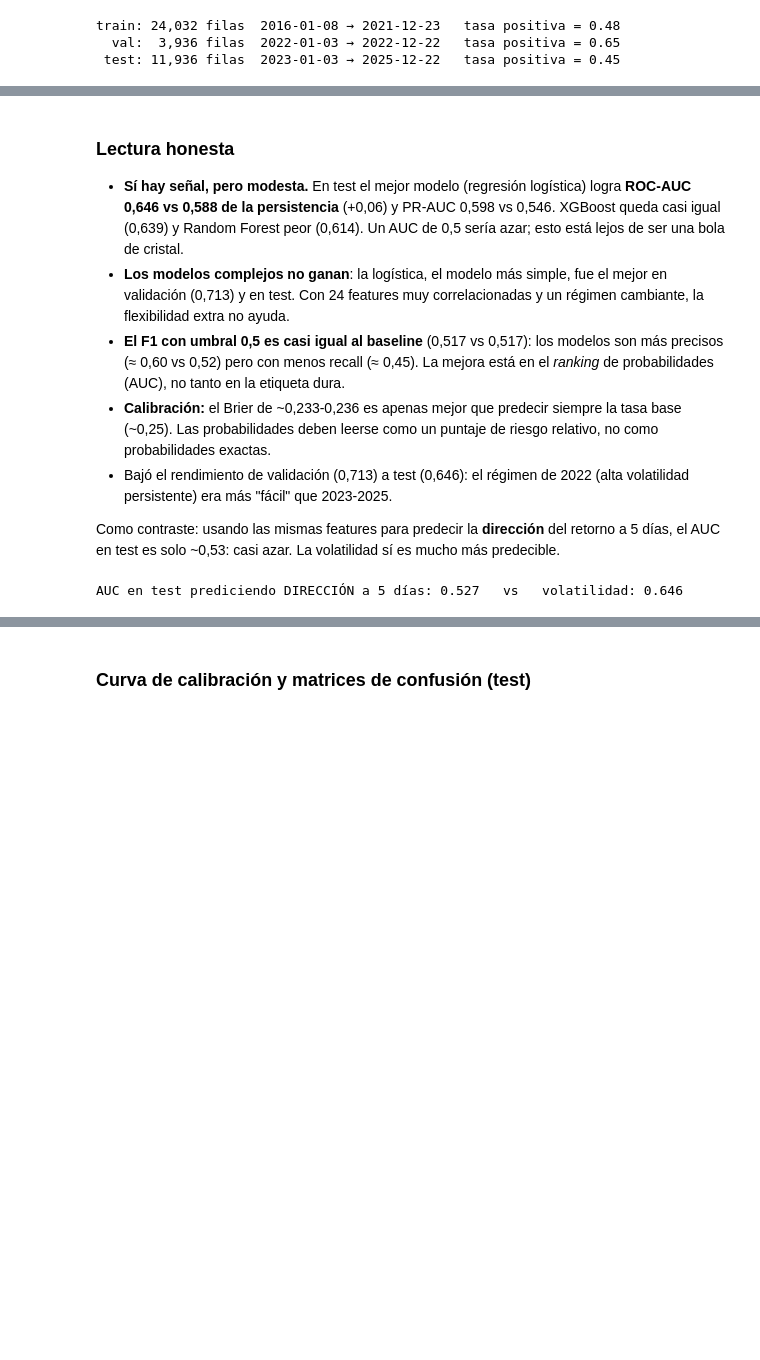
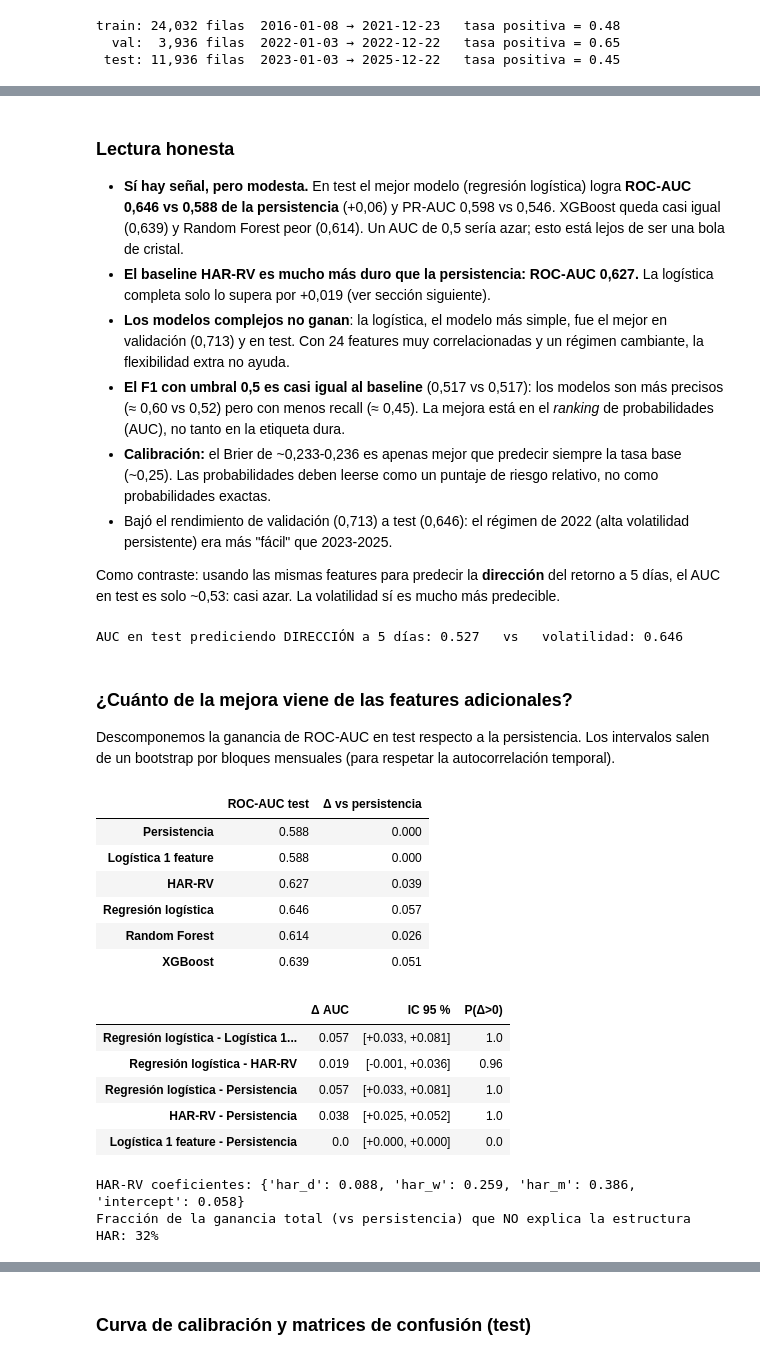
Before and after one commit to elias-orellana-91/02-ml-volatilidad, a Jupyter notebook: notebooks/modelado.ipynb, the cells around one changed output, grey strips where cells are left out. Cells and saved outputs as stored; diff of their text form; code cells hidden in the pictures; blank space fills up the shorter version.

```diff
--- a/notebooks/modelado.ipynb
+++ b/notebooks/modelado.ipynb
@@ -133,6 +145,7 @@ Mejor modelo elegido por validación: Regresión logística
 ### Lectura honesta
 
 - **Sí hay señal, pero modesta.** En test el mejor modelo (regresión logística) logra **ROC-AUC 0,646 vs 0,588 de la persistencia** (+0,06) y PR-AUC 0,598 vs 0,546. XGBoost queda casi igual (0,639) y Random Forest peor (0,614). Un AUC de 0,5 sería azar; esto está lejos de ser una bola de cristal.
+- **El baseline HAR-RV es mucho más duro que la persistencia: ROC-AUC 0,627.** La logística completa solo lo supera por +0,019 (ver sección siguiente).
 - **Los modelos complejos no ganan**: la logística, el modelo más simple, fue el mejor en validación (0,713) y en test. Con 24 features muy correlacionadas y un régimen cambiante, la flexibilidad extra no ayuda.
 - **El F1 con umbral 0,5 es casi igual al baseline** (0,517 vs 0,517): los modelos son más precisos (≈ 0,60 vs 0,52) pero con menos recall (≈ 0,45). La mejora está en el *ranking* de probabilidades (AUC), no tanto en la etiqueta dura.
 - **Calibración:** el Brier de ~0,233-0,236 es apenas mejor que predecir siempre la tasa base (~0,25). Las probabilidades deben leerse como un puntaje de riesgo relativo, no como probabilidades exactas.
@@ -152,3 +165,40 @@ auc_dir = roc_auc_score(yd[sp["test"] & ok], mdl.predict_proba(X[sp["test"] & ok
 print(f"AUC en test prediciendo DIRECCIÓN a 5 días: {auc_dir:.3f}   vs   volatilidad: {M['test'][M['best_model']]['roc_auc']:.3f}")
 # %% [output]
 AUC en test prediciendo DIRECCIÓN a 5 días: 0.527   vs   volatilidad: 0.646
+# %% [markdown]
+### ¿Cuánto de la mejora viene de las features adicionales?
+
+Descomponemos la ganancia de ROC-AUC en test respecto a la persistencia. Los intervalos salen de un bootstrap por bloques mensuales (para respetar la autocorrelación temporal).
+# %%
+FC = M["feature_contribution"]
+auc = FC["auc_test"]
+steps = pd.DataFrame({
+    "ROC-AUC test": auc,
+    "Δ vs persistencia": {k: v - auc["Persistencia"] for k, v in auc.items()},
+}).round(3)
+display(steps)
+
+boot = pd.DataFrame(FC["bootstrap_auc_diff_by_month_blocks"]).T
+boot["ci95"] = boot["ci95"].apply(lambda c: f"[{c[0]:+.3f}, {c[1]:+.3f}]")
+boot = boot.rename(columns={"mean": "Δ AUC", "ci95": "IC 95 %", "prob_positive": "P(Δ>0)"})
+boot["Δ AUC"] = boot["Δ AUC"].round(3); boot["P(Δ>0)"] = boot["P(Δ>0)"].round(2)
+display(boot)
+print("HAR-RV coeficientes:", {k: round(v, 3) for k, v in M["har_rv_coefficients"].items()})
+sh = FC["share_of_gain_from_extra_features_vs_har"]
+print(f"Fracción de la ganancia total (vs persistencia) que NO explica la estructura HAR: {sh:.0%}")
+# %% [output]
+|  | ROC-AUC test | Δ vs persistencia |
+| Persistencia | 0.588 | 0.000 |
+| Logística 1 feature | 0.588 | 0.000 |
+| HAR-RV | 0.627 | 0.039 |
+| Regresión logística | 0.646 | 0.057 |
+| Random Forest | 0.614 | 0.026 |
+| XGBoost | 0.639 | 0.051 |
+|  | Δ AUC | IC 95 % | P(Δ>0) |
+| Regresión logística - Logística 1... | 0.057 | [+0.033, +0.081] | 1.0 |
+| Regresión logística - HAR-RV | 0.019 | [-0.001, +0.036] | 0.96 |
+| Regresión logística - Persistencia | 0.057 | [+0.033, +0.081] | 1.0 |
+| HAR-RV - Persistencia | 0.038 | [+0.025, +0.052] | 1.0 |
+| Logística 1 feature - Persistencia | 0.0 | [+0.000, +0.000] | 0.0 |
+HAR-RV coeficientes: {'har_d': 0.088, 'har_w': 0.259, 'har_m': 0.386, 'intercept': 0.058}
+Fracción de la ganancia total (vs persistencia) que NO explica la estructura HAR: 32%
```
Also changed, not shown: parts of 11 cells of this notebook, 1 other file.
